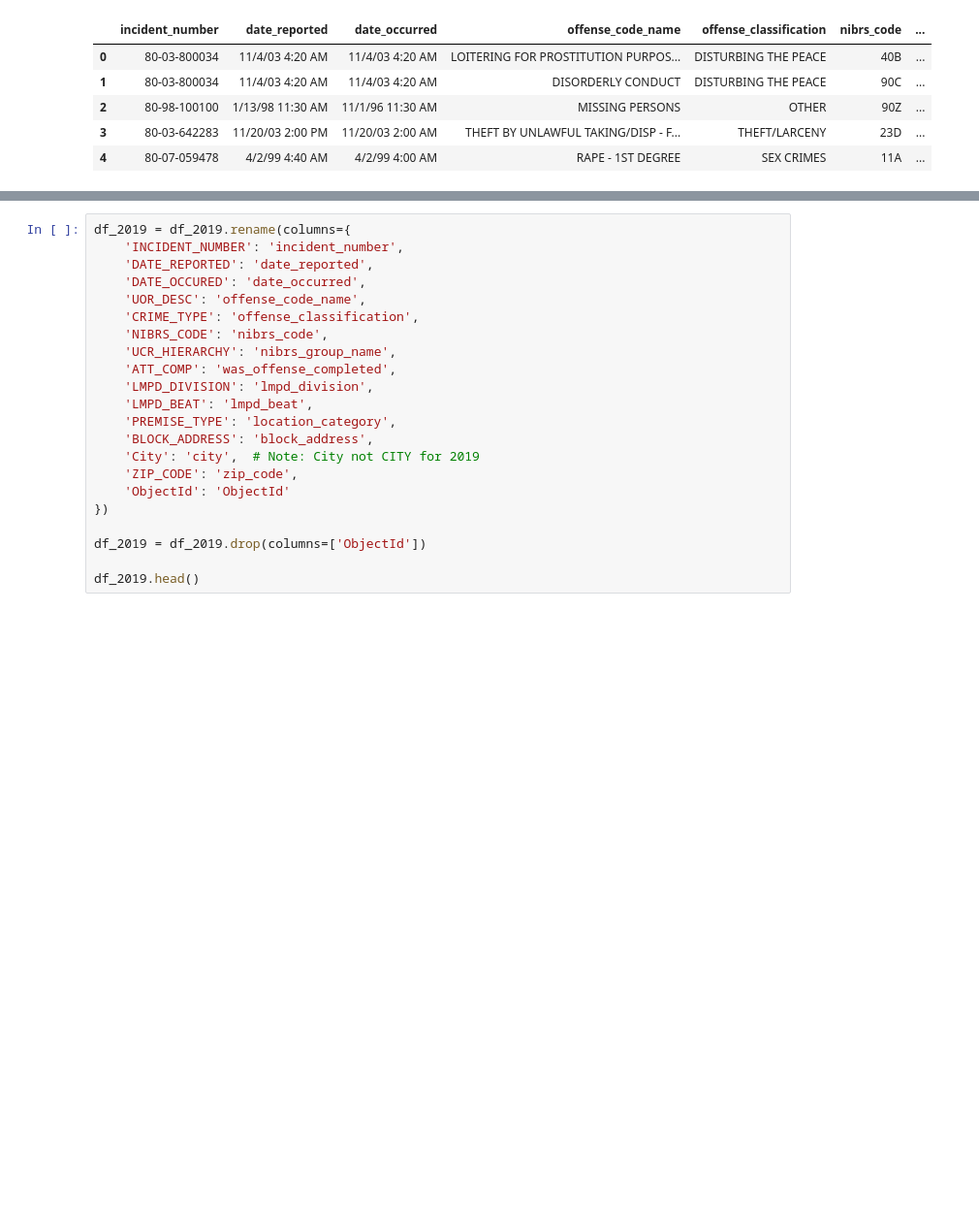
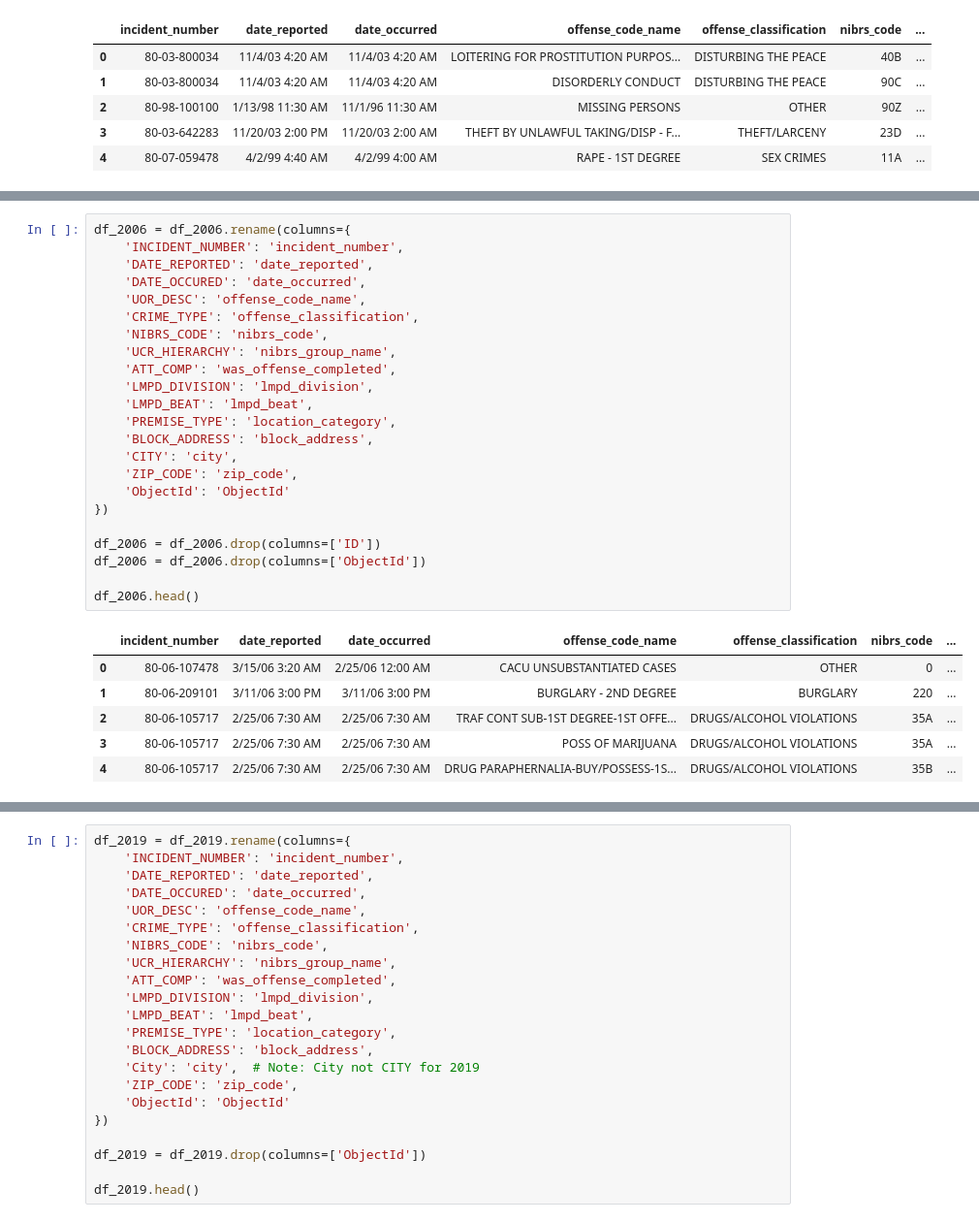
Before and after one commit to JonLar1/Lou_Crime_Data, a Jupyter notebook: notebooks/lou_crime_report.ipynb, the cells around one changed output, grey strips where cells are left out. Shown at 97% size. Drawn from its saved outputs; the diff is of its cells as text; blank space fills up the shorter version.

```diff
--- a/notebooks/lou_crime_report.ipynb
+++ b/notebooks/lou_crime_report.ipynb
@@ -275,0 +387,30 @@ df_2003.head()
+# %%
+df_2006 = df_2006.rename(columns={
+    'INCIDENT_NUMBER': 'incident_number',
+    'DATE_REPORTED': 'date_reported',
+    'DATE_OCCURED': 'date_occurred',
+    'UOR_DESC': 'offense_code_name',
+    'CRIME_TYPE': 'offense_classification',
+    'NIBRS_CODE': 'nibrs_code',
+    'UCR_HIERARCHY': 'nibrs_group_name',
+    'ATT_COMP': 'was_offense_completed',
+    'LMPD_DIVISION': 'lmpd_division',
+    'LMPD_BEAT': 'lmpd_beat',
+    'PREMISE_TYPE': 'location_category',
+    'BLOCK_ADDRESS': 'block_address',
+    'CITY': 'city',
+    'ZIP_CODE': 'zip_code',
+    'ObjectId': 'ObjectId'
+})
+
+df_2006 = df_2006.drop(columns=['ID'])
+df_2006 = df_2006.drop(columns=['ObjectId'])
+
+df_2006.head()
+# %% [output]
+|  | incident_number | date_reported | date_occurred | offense_code_name | offense_classification | nibrs_code | ... |
+| 0 | 80-06-107478 | 3/15/06 3:20 AM | 2/25/06 12:00 AM | CACU UNSUBSTANTIATED CASES | OTHER | 0 | ... |
+| 1 | 80-06-209101 | 3/11/06 3:00 PM | 3/11/06 3:00 PM | BURGLARY - 2ND DEGREE | BURGLARY | 220 | ... |
+| 2 | 80-06-105717 | 2/25/06 7:30 AM | 2/25/06 7:30 AM | TRAF CONT SUB-1ST DEGREE-1ST OFFE... | DRUGS/ALCOHOL VIOLATIONS | 35A | ... |
+| 3 | 80-06-105717 | 2/25/06 7:30 AM | 2/25/06 7:30 AM | POSS OF MARIJUANA | DRUGS/ALCOHOL VIOLATIONS | 35A | ... |
+| 4 | 80-06-105717 | 2/25/06 7:30 AM | 2/25/06 7:30 AM | DRUG PARAPHERNALIA-BUY/POSSESS-1S... | DRUGS/ALCOHOL VIOLATIONS | 35B | ... |
```
Also changed, not shown: parts of 26 cells of this notebook, 17 other files.
